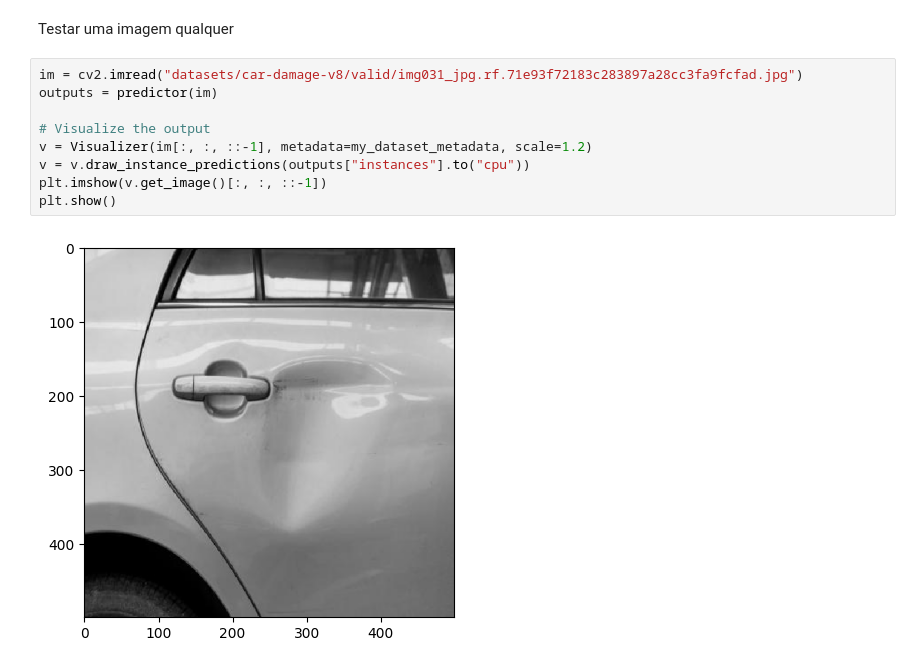
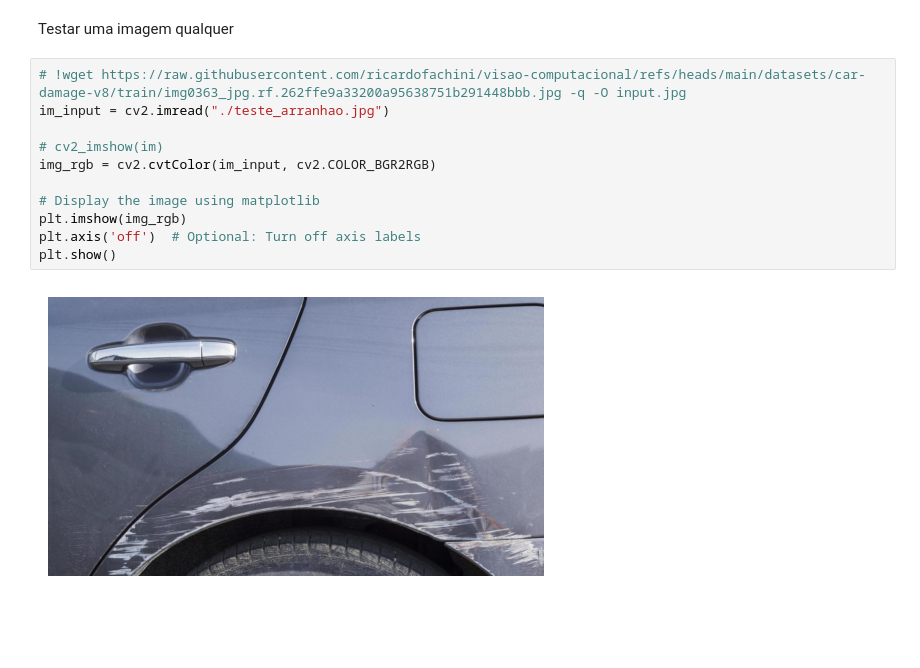
Before and after one commit to ricardofachini/visao-computacional, a Jupyter notebook: classificador.ipynb, the cells around one changed output. Saved outputs shown, nothing was run; the diff lists cells and outputs as text; blank space fills up the shorter version.

```diff
--- a/classificador.ipynb
+++ b/classificador.ipynb
@@ -224,13 +191,15 @@ Category ids in annotations are not in [1, #categories]! We'll apply a mapping f
 # %% [markdown]
 Testar uma imagem qualquer
-# %%
-im = cv2.imread("datasets/car-damage-v8/valid/img031_jpg.rf.71e93f72183c283897a28cc3fa9fcfad.jpg")
-outputs = predictor(im)
-
-# Visualize the output
-v = Visualizer(im[:, :, ::-1], metadata=my_dataset_metadata, scale=1.2)
-v = v.draw_instance_predictions(outputs["instances"].to("cpu"))
-plt.imshow(v.get_image()[:, :, ::-1])
-plt.show()
-# %% [output]
-[figure, removed]
+# %%
+# !wget https://raw.githubusercontent.com/ricardofachini/visao-computacional/refs/heads/main/datasets/car-damage-v8/train/img0363_jpg.rf.262ffe9a33200a95638751b291448bbb.jpg -q -O input.jpg
+im_input = cv2.imread("./teste_arranhao.jpg")
+
+# cv2_imshow(im)
+img_rgb = cv2.cvtColor(im_input, cv2.COLOR_BGR2RGB)
+
+# Display the image using matplotlib
+plt.imshow(img_rgb)
+plt.axis('off')  # Optional: Turn off axis labels
+plt.show()
+# %% [output]
+[figure, new version]
```
Also changed, not shown: parts of 11 cells of this notebook, 1 other file.
